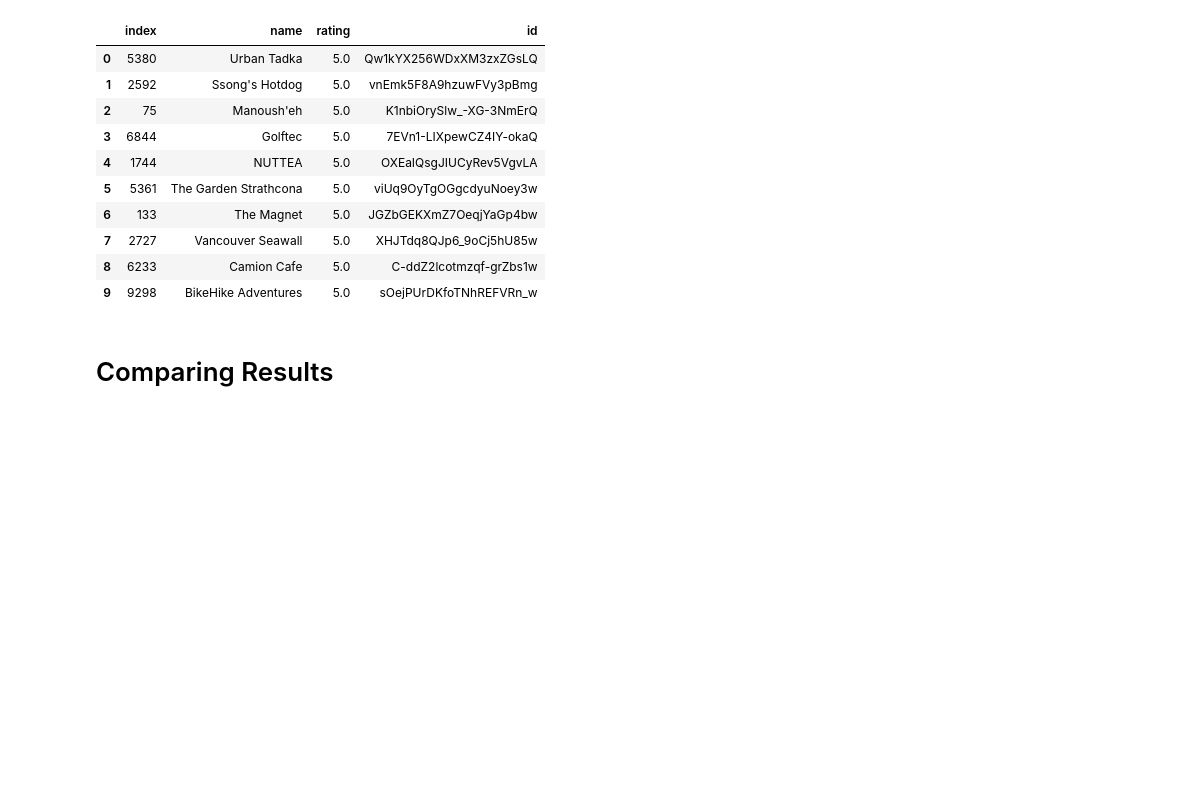
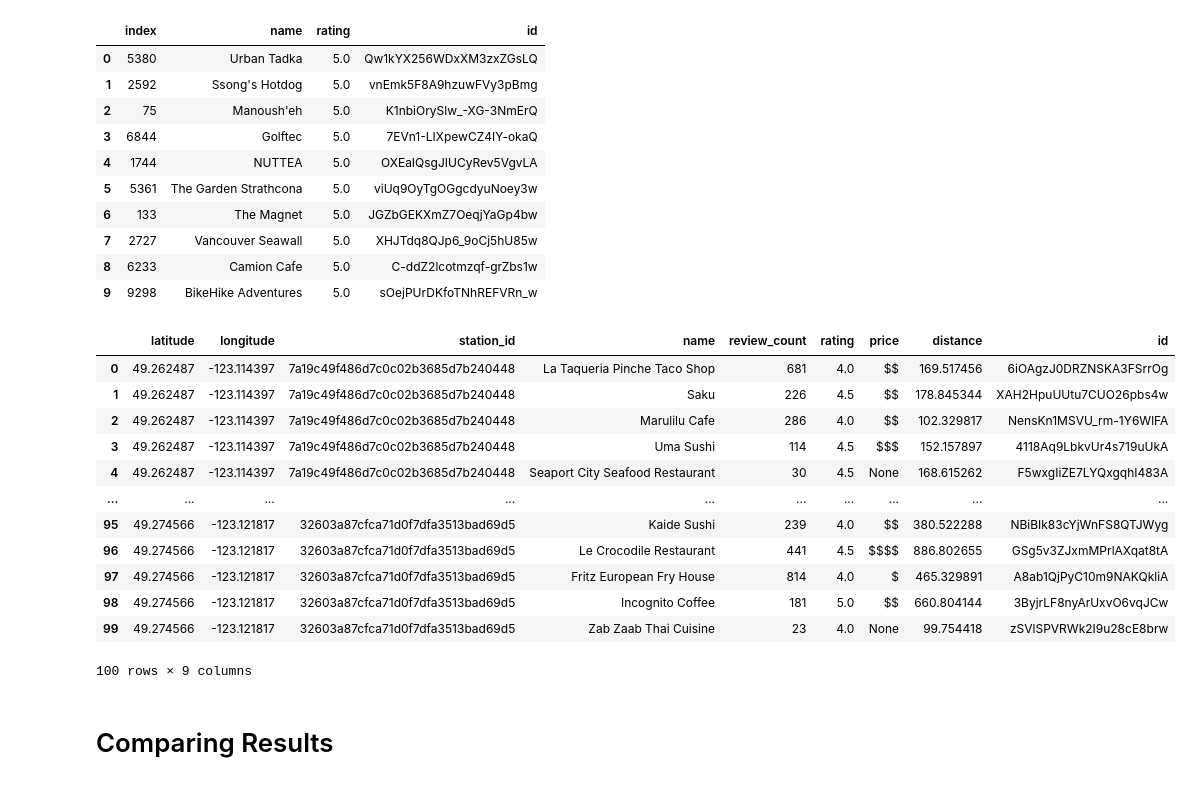
Before and after one commit to j-lepard/LHL-Statistics, a Jupyter notebook: notebooks/yelp_foursquare_EDA.ipynb, the cells around one changed output. Drawn from its saved outputs; the diff is of its cells as text; code cells hidden in the pictures; blank space fills up the shorter version.

```diff
--- a/notebooks/yelp_foursquare_EDA.ipynb
+++ b/notebooks/yelp_foursquare_EDA.ipynb
@@ -335,6 +353,24 @@ Top10_locations_Yelp
 | 7 | 2727 | Vancouver Seawall | 5.0 | XHJTdq8QJp6_9oCj5hU85w |
 | 8 | 6233 | Camion Cafe | 5.0 | C-ddZ2lcotmzqf-grZbs1w |
 | 9 | 9298 | BikeHike Adventures | 5.0 | sOejPUrDKfoTNhREFVRn_w |
+# %%
+## Create a df subset for testing when merging data later.
+df_yelp_TESTING= df_yelp.head(100)
+df_yelp_TESTING
+# %% [output]
+|  | latitude | longitude | station_id | name | review_count | rating | price | distance | id |
+| 0 | 49.262487 | -123.114397 | 7a19c49f486d7c0c02b3685d7b240448 | La Taqueria Pinche Taco Shop | 681 | 4.0 | $$ | 169.517456 | 6iOAgzJ0DRZNSKA3FSrrOg |
+| 1 | 49.262487 | -123.114397 | 7a19c49f486d7c0c02b3685d7b240448 | Saku | 226 | 4.5 | $$ | 178.845344 | XAH2HpuUUtu7CUO26pbs4w |
+| 2 | 49.262487 | -123.114397 | 7a19c49f486d7c0c02b3685d7b240448 | Marulilu Cafe | 286 | 4.0 | $$ | 102.329817 | NensKn1MSVU_rm-1Y6WlFA |
+| 3 | 49.262487 | -123.114397 | 7a19c49f486d7c0c02b3685d7b240448 | Uma Sushi | 114 | 4.5 | $$$ | 152.157897 | 4118Aq9LbkvUr4s719uUkA |
+| 4 | 49.262487 | -123.114397 | 7a19c49f486d7c0c02b3685d7b240448 | Seaport City Seafood Restaurant | 30 | 4.5 | None | 168.615262 | F5wxgIiZE7LYQxgqhI483A |
+| ... | ... | ... | ... | ... | ... | ... | ... | ... | ... |
+| 95 | 49.274566 | -123.121817 | 32603a87cfca71d0f7dfa3513bad69d5 | Kaide Sushi | 239 | 4.0 | $$ | 380.522288 | NBiBIk83cYjWnFS8QTJWyg |
+| 96 | 49.274566 | -123.121817 | 32603a87cfca71d0f7dfa3513bad69d5 | Le Crocodile Restaurant | 441 | 4.5 | $$$$ | 886.802655 | GSg5v3ZJxmMPrlAXqat8tA |
+| 97 | 49.274566 | -123.121817 | 32603a87cfca71d0f7dfa3513bad69d5 | Fritz European Fry House | 814 | 4.0 | $ | 465.329891 | A8ab1QjPyC10m9NAKQkliA |
+| 98 | 49.274566 | -123.121817 | 32603a87cfca71d0f7dfa3513bad69d5 | Incognito Coffee | 181 | 5.0 | $$ | 660.804144 | 3ByjrLF8nyArUxvO6vqJCw |
+| 99 | 49.274566 | -123.121817 | 32603a87cfca71d0f7dfa3513bad69d5 | Zab Zaab Thai Cuisine | 23 | 4.0 | None | 99.754418 | zSVlSPVRWk2I9u28cE8brw |
+100 rows × 9 columns
 # %% [markdown]
 # Comparing Results
 # %% [markdown]
```
Also changed, not shown: parts of 6 cells of this notebook, 1 other file.
